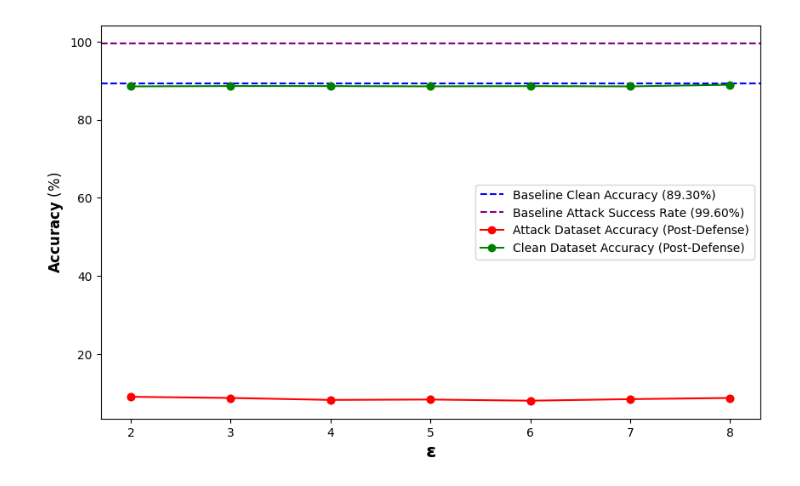
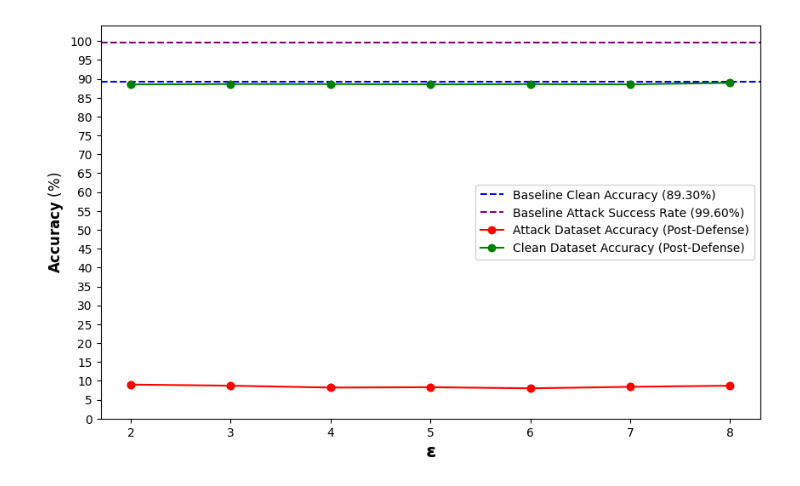
Before and after one commit to Jigyass/SEDPD, a Jupyter notebook: ConvMixer/Cifar/Plots.ipynb, the cells around one changed output. Drawn from its saved outputs; the diff is of its cells as text; code cells hidden in the pictures.

Commit message:
plots

```diff
--- a/ConvMixer/Cifar/Plots.ipynb
+++ b/ConvMixer/Cifar/Plots.ipynb
@@ -1,31 +1,32 @@
 # %%
 ############CONV CIFAR############
 
 import matplotlib.pyplot as plt
 
 # Data
 epsilon = [2, 3, 4, 5, 6, 7, 8]
 attack_accuracy = [9.01, 8.71, 8.21, 8.31, 8.01, 8.41, 8.71]
 clean_accuracy = [88.53, 88.62, 88.61, 88.54, 88.60, 88.53, 88.95]
 base_accuracy = 89.30
 attack_before_defense = 99.60
 
 # Plot
 plt.figure(figsize=(10, 6))
 plt.axhline(y=base_accuracy, color='blue', linestyle='--', label='Baseline Clean Accuracy (89.30%)')
 plt.axhline(y=attack_before_defense, color='purple', linestyle='--', label='Baseline Attack Success Rate (99.60%)')
 plt.plot(epsilon, attack_accuracy, marker='o', color='red', label='Attack Dataset Accuracy (Post-Defense)', linestyle='-')
 plt.plot(epsilon, clean_accuracy, marker='o', color='green', label='Clean Dataset Accuracy (Post-Defense)', linestyle='-')
 plt.scatter(epsilon, attack_accuracy, color='red')
 plt.scatter(epsilon, clean_accuracy, color='green')
 
 # Labels and legend
 plt.xlabel(r'$\bf{\epsilon}$', fontsize=16)
 plt.ylabel(r'$\bf{Accuracy}$ (%)', fontsize=12)
+plt.yticks(range(0, 101, 5))  # Set y-axis ticks from 0 to 100 with intervals of 5
 plt.legend()
 
 # Save and show plot
-plt.savefig('ConvCifPlot.png', dpi=300, bbox_inches='tight')
+plt.savefig('ConvCifPlot.png', dpi=2000, bbox_inches='tight')
 plt.show()
 # %% [output]
-[figure, old version]
+[figure, new version]
```
Also changed, not shown: parts of 1 cell of this notebook, 7 other files.
